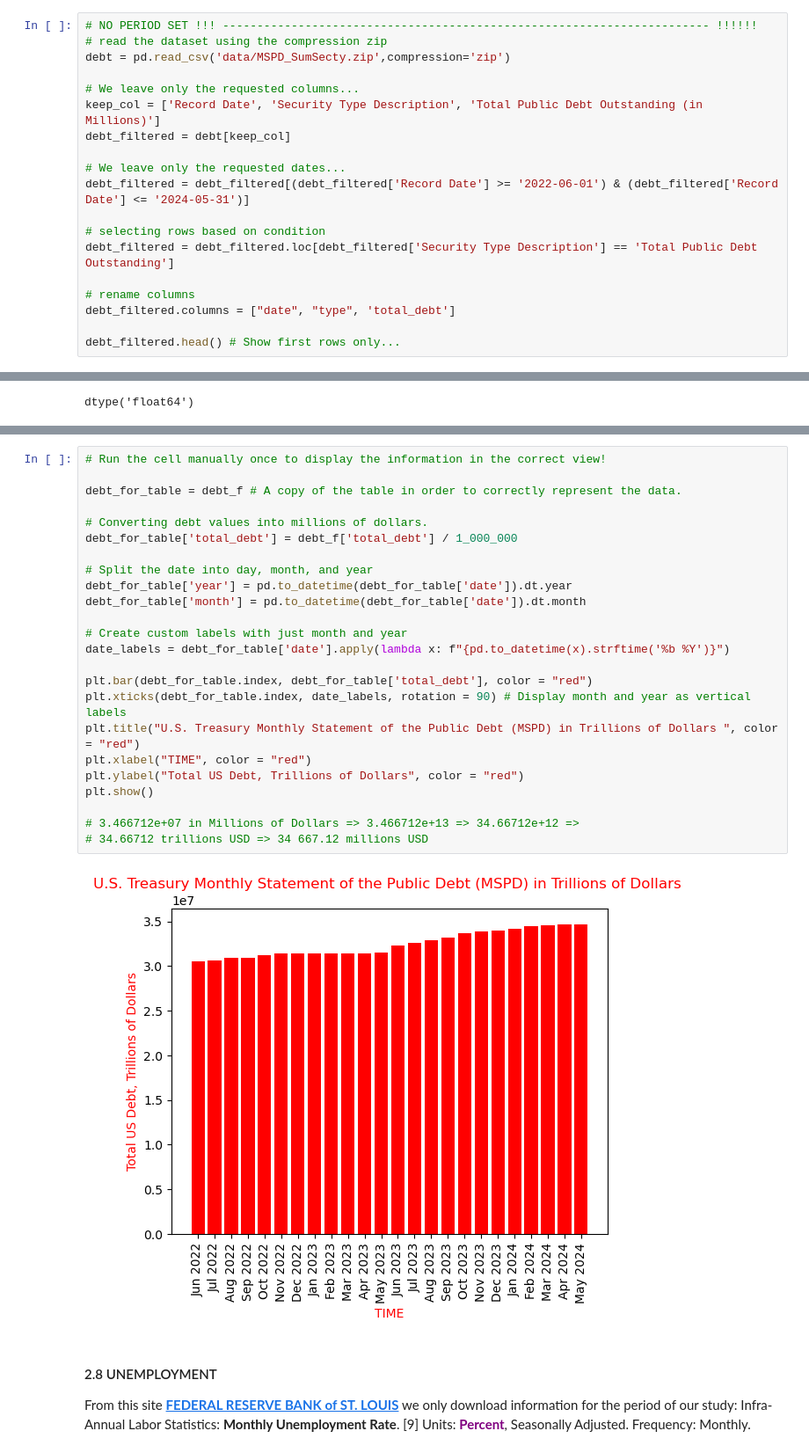
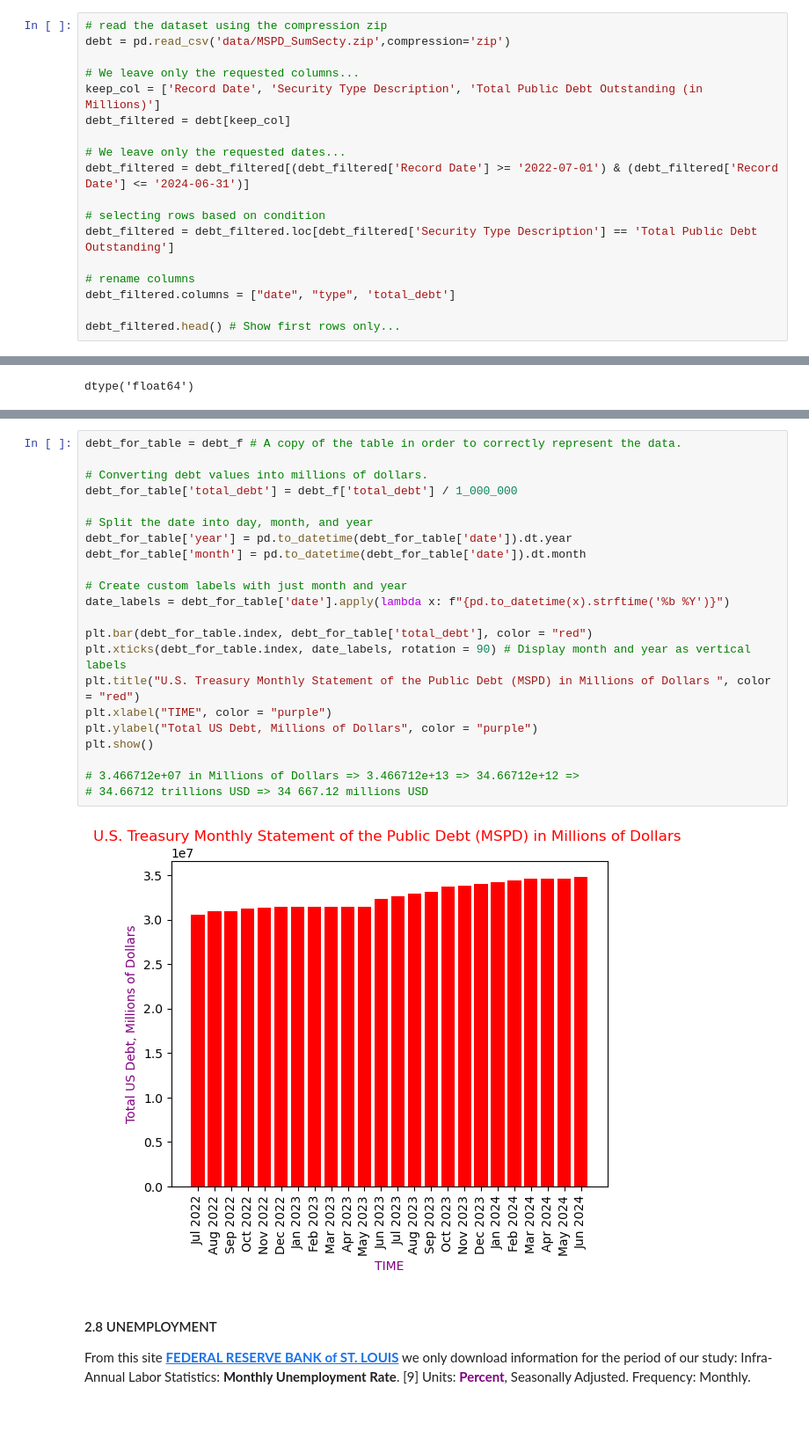
Before and after one commit to Engineer194/Macroeconomic-Analysis-of-the-US-Economy---Part-1, a Jupyter notebook: DATA_Project_v.1.ipynb, the cells around one changed output, grey strips where cells are left out. Shown: that part at 88% size. Saved outputs shown, nothing was run; the diff lists cells and outputs as text; blank space fills up the shorter version.

```diff
--- a/DATA_Project_v.1.ipynb
+++ b/DATA_Project_v.1.ipynb
@@ -282,7 +282,6 @@ From this site **[FiscalData](https://fiscaldata.treasury.gov/datasets/monthly-s
 
 The U.S. Treasury Monthly Statement of the Public Debt (MSPD) dataset details the Treasury's outstanding debts and the statutory debt limit. Debt is categorized by whether it is marketable or non-marketable and whether it is debt held by the public or debt held by government agencies. All amounts are reported in millions of U.S. dollars. Data is published on the fourth business day of each month, detailing the debt as of the end of the previous month.
 # %%
-# NO PERIOD SET !!! ----------------------------------------------------------------------- !!!!!!
 # read the dataset using the compression zip
 debt = pd.read_csv('data/MSPD_SumSecty.zip',compression='zip')
 
@@ -291,7 +290,7 @@ keep_col = ['Record Date', 'Security Type Description', 'Total Public Debt Outst
 debt_filtered = debt[keep_col]
 
 # We leave only the requested dates...
-debt_filtered = debt_filtered[(debt_filtered['Record Date'] >= '2022-06-01') & (debt_filtered['Record Date'] <= '2024-05-31')]
+debt_filtered = debt_filtered[(debt_filtered['Record Date'] >= '2022-07-01') & (debt_filtered['Record Date'] <= '2024-06-31')]
 
 # selecting rows based on condition
 debt_filtered = debt_filtered.loc[debt_filtered['Security Type Description'] == 'Total Public Debt Outstanding']
@@ -345,5 +344,3 @@ debt_f[['total_debt']].describe().T
 # %%
-# Run the cell manually once to display the information in the correct view!
-
 debt_for_table = debt_f # A copy of the table in order to correctly represent the data.
 
@@ -351,23 +348,23 @@ debt_for_table = debt_f # A copy of the table in order to correctly represent th
 debt_for_table['total_debt'] = debt_f['total_debt'] / 1_000_000
 
 # Split the date into day, month, and year
 debt_for_table['year'] = pd.to_datetime(debt_for_table['date']).dt.year
 debt_for_table['month'] = pd.to_datetime(debt_for_table['date']).dt.month
 
 # Create custom labels with just month and year
 date_labels = debt_for_table['date'].apply(lambda x: f"{pd.to_datetime(x).strftime('%b %Y')}")
 
 plt.bar(debt_for_table.index, debt_for_table['total_debt'], color = "red")
 plt.xticks(debt_for_table.index, date_labels, rotation = 90) # Display month and year as vertical labels
-plt.title("U.S. Treasury Monthly Statement of the Public Debt (MSPD) in Trillions of Dollars ", color = "red")
-plt.xlabel("TIME", color = "red")
-plt.ylabel("Total US Debt, Trillions of Dollars", color = "red")
+plt.title("U.S. Treasury Monthly Statement of the Public Debt (MSPD) in Millions of Dollars ", color = "red")
+plt.xlabel("TIME", color = "purple")
+plt.ylabel("Total US Debt, Millions of Dollars", color = "purple")
 plt.show()
 
 # 3.466712e+07 in Millions of Dollars => 3.466712e+13 => 34.66712e+12 =>
 # 34.66712 trillions USD => 34 667.12 millions USD
 # %% [output]
-[figure, old version]
+[figure, new version]
 # %% [markdown]
 #### 2.8 UNEMPLOYMENT
 
```
Also changed, not shown: parts of 3 cells of this notebook.
